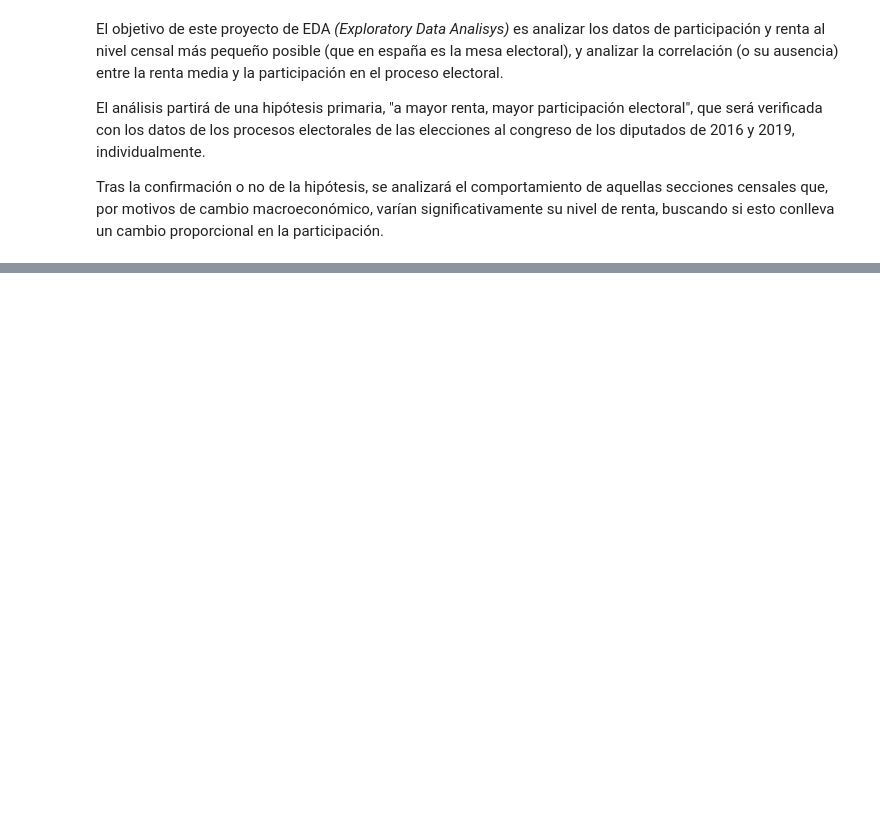
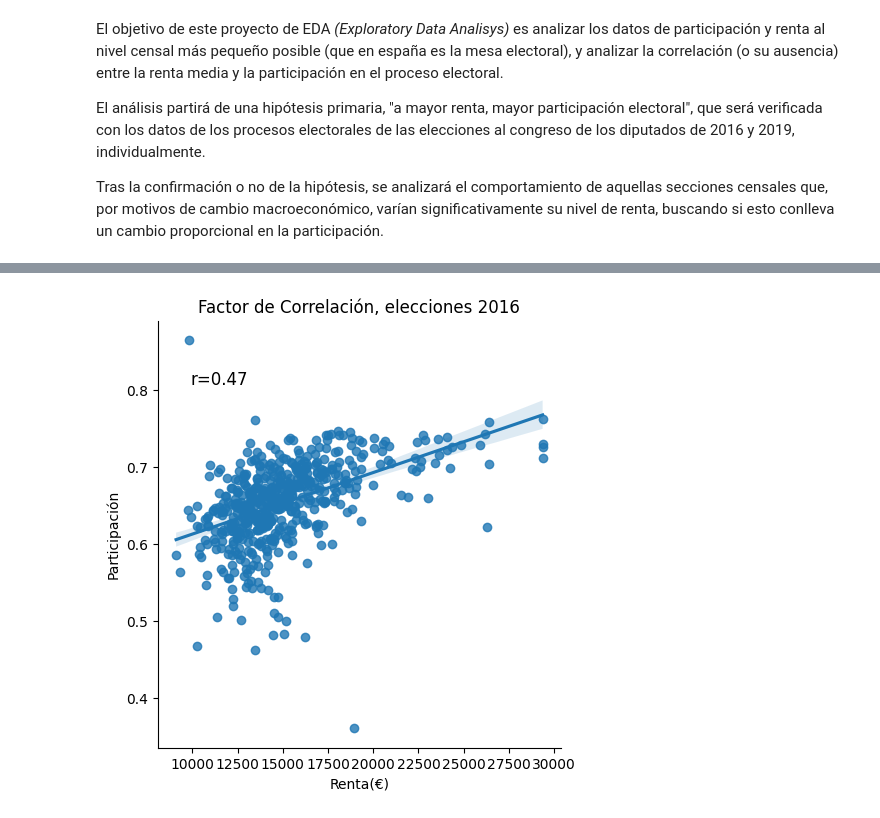
Before and after one commit to hmsgrs/Data-Science-Projects, a Jupyter notebook: EDA_Voto_Renta/src/memoria/EDA_memoria.ipynb, the cells around one changed output, grey strips where cells are left out. Saved outputs shown, nothing was run; the diff lists cells and outputs as text; code cells hidden in the pictures; blank space fills up the shorter version.

```diff
--- a/EDA_Voto_Renta/src/memoria/EDA_memoria.ipynb
+++ b/EDA_Voto_Renta/src/memoria/EDA_memoria.ipynb
@@ -16,0 +143,10 @@ El EDA usará dos fuentes primarias de datos on-line, para los dos parámetros p
+# %%
+df_16_corr = pd.read_csv('..\\..\\raw data\\df_16_corr.csv')
+# %%
+sns.lmplot(data=df_16_corr, y="Participación", x="Total").set(title='Factor de Correlación, elecciones 2016')
+r, p = sp.stats.pearsonr(x=df_16_corr["Total"], y=df_16_corr['Participación'])
+ax = plt.gca()
+plt.text(.08, .85, 'r={:.2f}'.format(r),fontsize='large',transform=ax.transAxes)
+plt.xlabel('Renta(€)');
+# %% [output]
+[figure, added]
```
Also changed, not shown: parts of 35 cells of this notebook, 7 other files.
